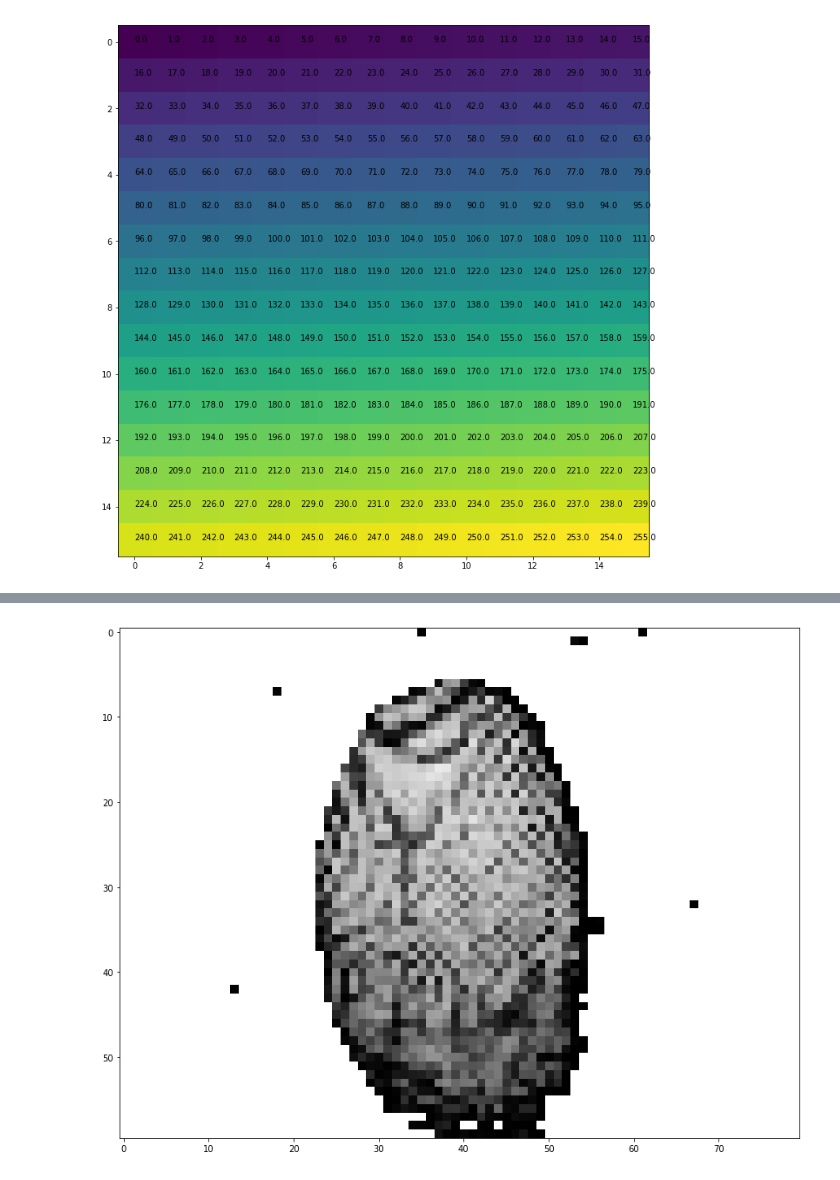
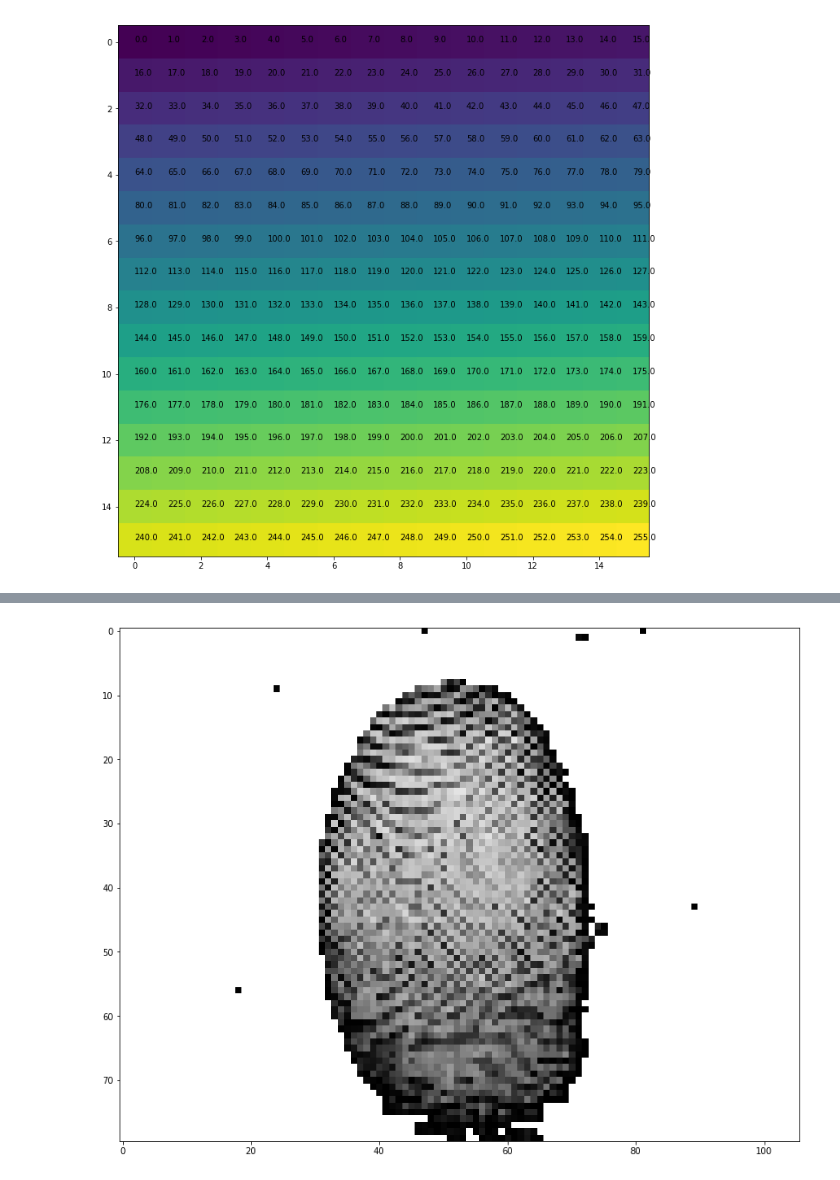
Before and after one commit to gabrieldelaparra/CC5508-2017-1-Tarea5, a Jupyter notebook: Tarea5.ipynb, the cells around one changed output, grey strips where cells are left out. Saved outputs shown, nothing was run; the diff lists cells and outputs as text; code cells hidden in the pictures.

```diff
--- a/Tarea5.ipynb
+++ b/Tarea5.ipynb
@@ -273,27 +265,26 @@ createCellDemo(32,4, "orientations")
 # %%
 def imageOrientation(image, cellSize):
     rows, cols = image.shape
     cellRows = math.floor(rows/cellSize)
     cellCols = math.floor(cols/cellSize)
     cellCount = cellRows*cellCols
-    cellPixels = np.zeros((cellRows, cellCols))
+    cells = np.zeros((cellRows, cellCols))
 
     for j in range(cols):
         for i in range(rows):
             cellX = math.floor(i/cellSize)
             cellY = math.floor(j/cellSize)
-            cellIndex = image[i,j]
-            if(cellIndex<255):
-                cellPixels[cellX, cellY] = cellIndex
+            pixelValue = image[i,j]
+            if(pixelValue<255):
+                cells[cellX, cellY] = pixelValue
 
     fig, ax = plt.subplots()
-
-    ax.imshow(cellPixels, cmap="binary")
+    ax.imshow(cells, cmap="binary")
 
 image = io.imread("./DB1_B/101_2.tif")
-imageOrientation(image, 8)
+imageOrientation(image, 6)
 # %% [output]
-[figure, old version]
+[figure, new version]
 # %%
 def imageOrientation(image, cellSize):
     rows, cols = image.shape
```
Also changed, not shown: parts of 14 cells of this notebook.
